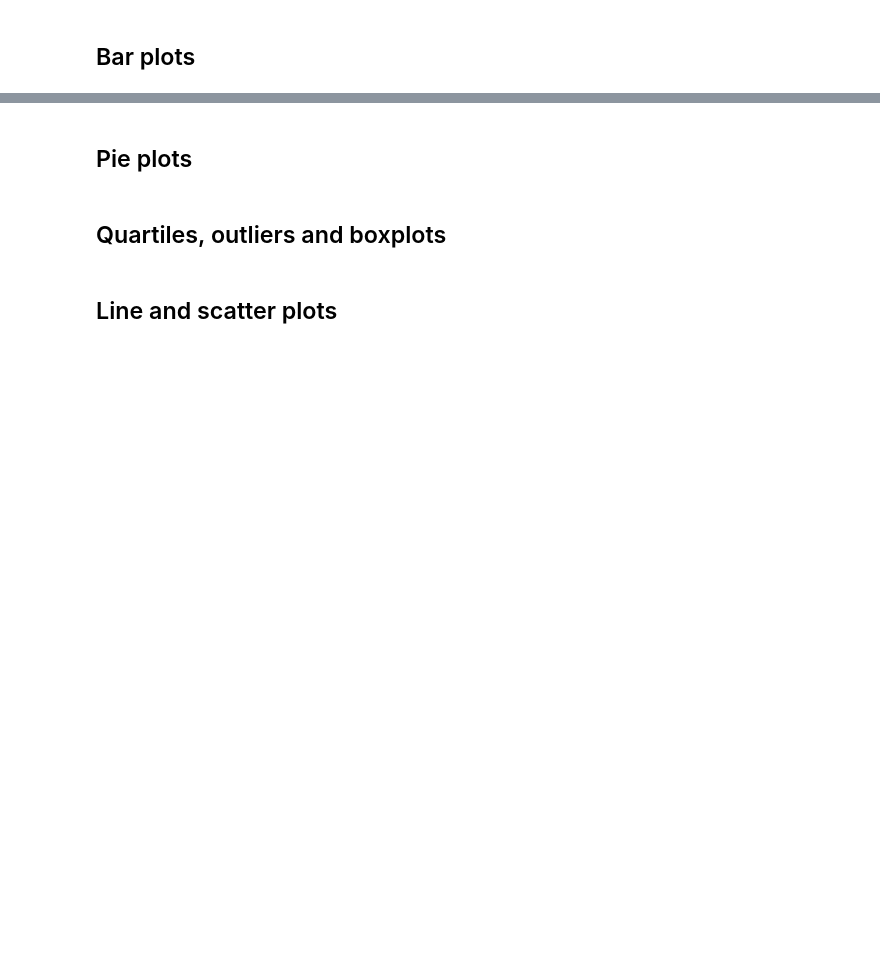
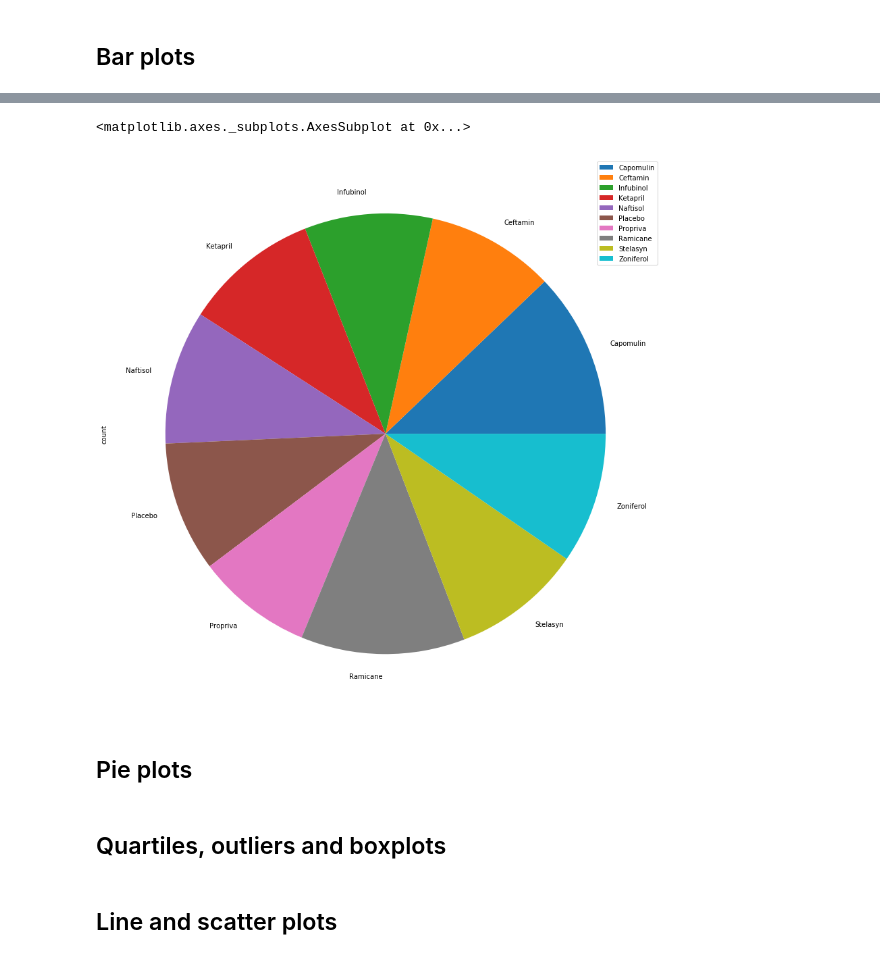
Before and after one commit to atulbhingarde/DATA-05, a Jupyter notebook: Pymaceuticals/pymaceuticals_starter.ipynb, the cells around one changed output, grey strips where cells are left out. Saved outputs shown, nothing was run; the diff lists cells and outputs as text; code cells hidden in the pictures; blank space fills up the shorter version.

```diff
--- a/Pymaceuticals/pymaceuticals_starter.ipynb
+++ b/Pymaceuticals/pymaceuticals_starter.ipynb
@@ -36,3 +84,8 @@ study_results.head()
+# %%
+hh.plot.pie(y='count',figsize=(15,15))
+# %% [output]
+<matplotlib.axes._subplots.AxesSubplot at 0x...>
+[figure, added]
 # %%
 # Generate a bar plot showing number of data points for each treatment regimen using pyplot
 # %% [markdown]
```
Also changed, not shown: parts of 4 cells of this notebook.
